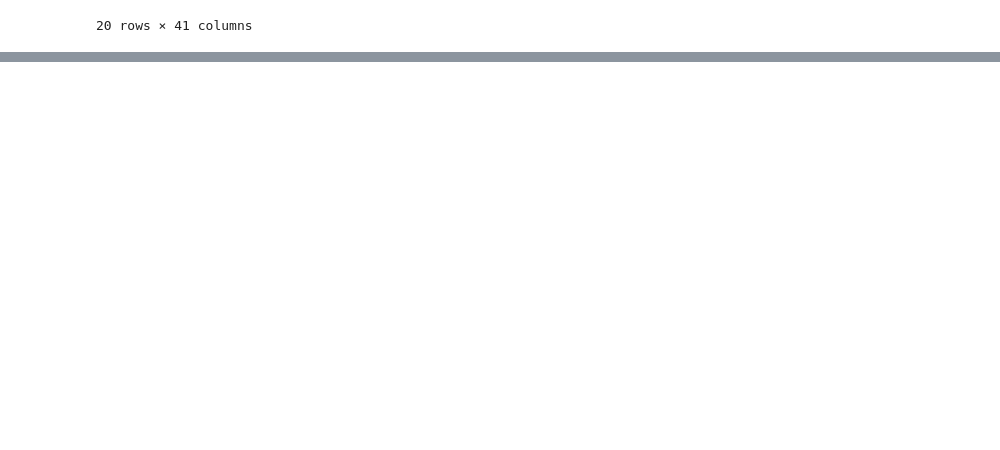
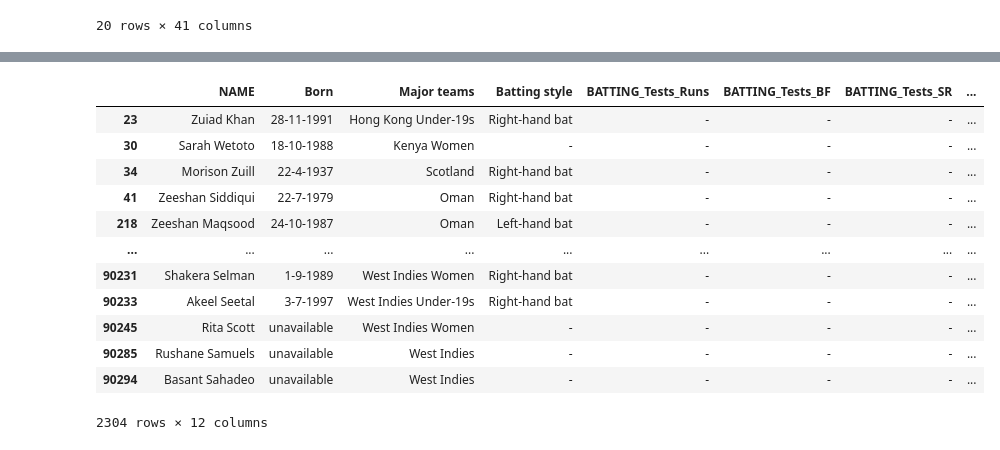
Before and after one commit to Google-STEP-2020-Sports-Data-Visualizer/Google-STEP-SearchTeam, a Jupyter notebook: cricVis/database_ingestion/data_exploration.ipynb, the cells around one changed output, grey strips where cells are left out. Saved outputs shown, nothing was run; the diff lists cells and outputs as text; code cells hidden in the pictures; blank space fills up the shorter version.

```diff
--- a/cricVis/database_ingestion/data_exploration.ipynb
+++ b/cricVis/database_ingestion/data_exploration.ipynb
@@ -290,0 +369,20 @@ df.head(20)
+# %%
+batsman = df.filter(["NAME",
+              "Born",
+              "Major teams",
+              "Batting style",
+              "BATTING_Tests_Runs",
+              "BATTING_Tests_BF",
+              "BATTING_Tests_SR",
+              "BATTING_Tests_100",
+              "BATTING_Tests_50",
+              "BATTING_Tests_4s",
+              "BATTING_Tests_6s"], axis=1)
+# %%
+batsman["type"] = "Test"
+
+batsman_level_1 = batsman.filter(["NAME",
+              "Born",
+              "Major teams",
+              "Batting style"], axis=1)
+batsman_level_1.set_index("NAME")
@@ -290,0 +430,16 @@ df.head(20)
+# %%
+batsman
+# %% [output]
+|  | NAME | Born | Major teams | Batting style | BATTING_Tests_Runs | BATTING_Tests_BF | BATTING_Tests_SR | ... |
+| 23 | Zuiad Khan | 28-11-1991 | Hong Kong Under-19s | Right-hand bat | - | - | - | ... |
+| 30 | Sarah Wetoto | 18-10-1988 | Kenya Women | - | - | - | - | ... |
+| 34 | Morison Zuill | 22-4-1937 | Scotland | Right-hand bat | - | - | - | ... |
+| 41 | Zeeshan Siddiqui | 22-7-1979 | Oman | Right-hand bat | - | - | - | ... |
+| 218 | Zeeshan Maqsood | 24-10-1987 | Oman | Left-hand bat | - | - | - | ... |
+| ... | ... | ... | ... | ... | ... | ... | ... | ... |
+| 90231 | Shakera Selman | 1-9-1989 | West Indies Women | Right-hand bat | - | - | - | ... |
+| 90233 | Akeel Seetal | 3-7-1997 | West Indies Under-19s | Right-hand bat | - | - | - | ... |
+| 90245 | Rita Scott | unavailable | West Indies Women | - | - | - | - | ... |
+| 90285 | Rushane Samuels | unavailable | West Indies | - | - | - | - | ... |
+| 90294 | Basant Sahadeo | unavailable | West Indies | - | - | - | - | ... |
+2304 rows × 12 columns
```
Also changed, not shown: parts of 5 cells of this notebook.
